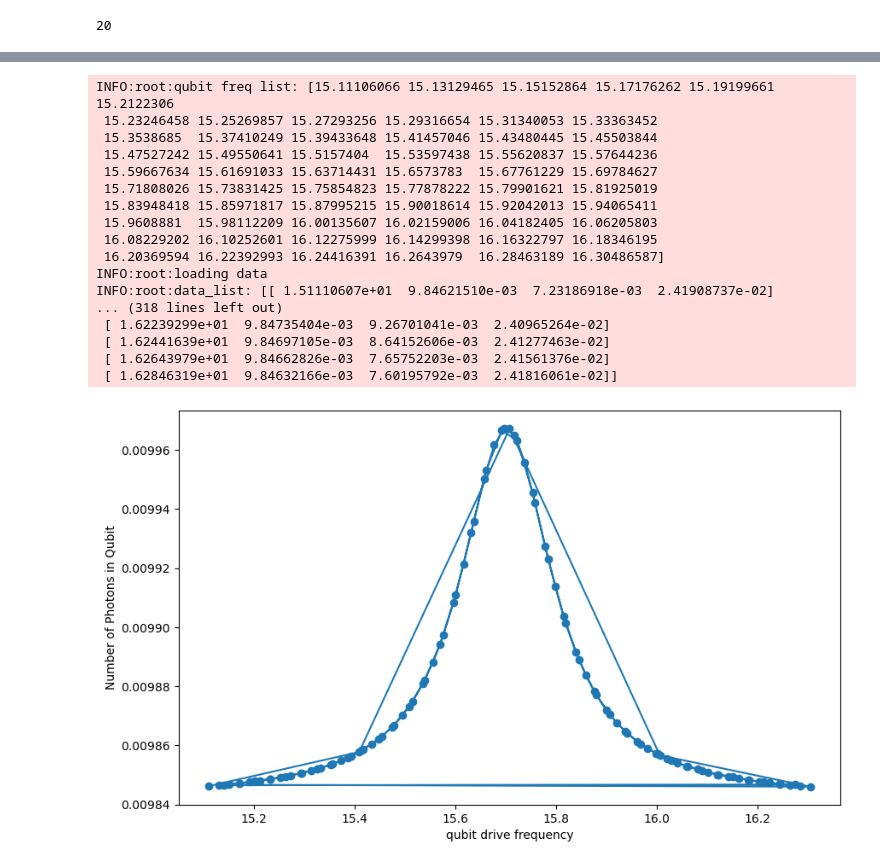
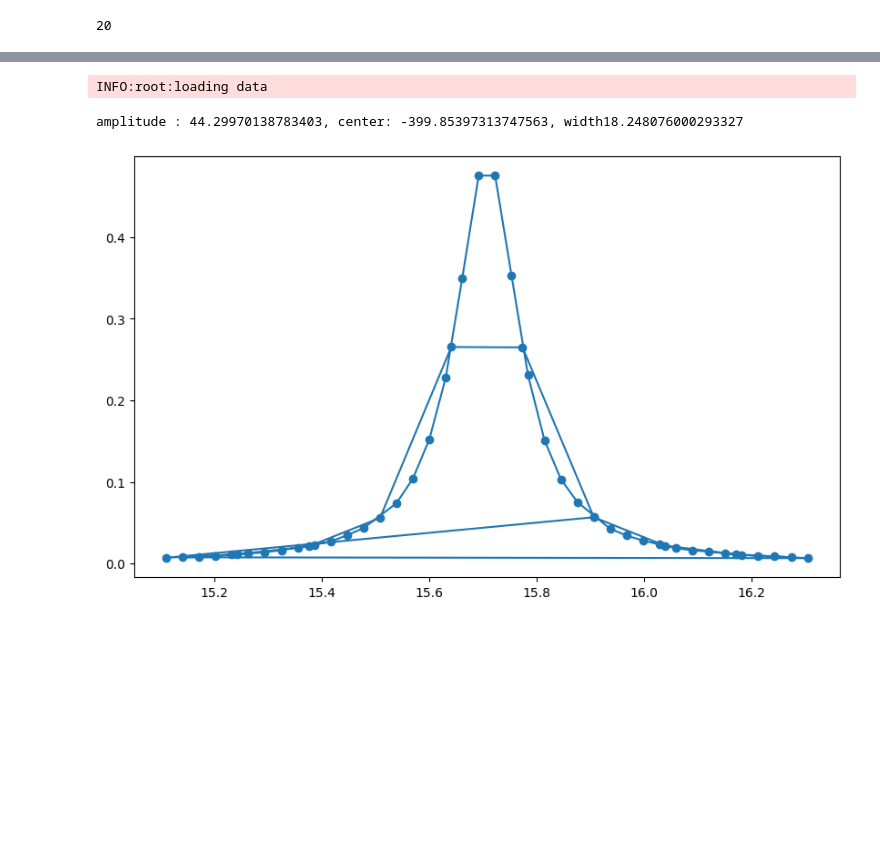
Before and after one commit to PITT-HATLAB/qubitSpec_unitTesting, a Jupyter notebook: main.ipynb, the cells around one changed output, grey strips where cells are left out. Cells and saved outputs as stored; diff of their text form; code cells hidden in the pictures; blank space fills up the shorter version.

Commit message:
fixed converge issue and ran data

```diff
--- a/main.ipynb
+++ b/main.ipynb
@@ -425,14 +389,16 @@ class QubitSpectroscopy():
     def __init__(self):
         self.model = Model()
         self.H = Hamiltonian(self.model)
-        self.num_points = 60
+        self.num_points = 40
         self.sweep_scale = .038
         self.qubit_drive_freq_list = None
         self.e_op_results = None
         self.e_op_choice = 1 # 1 is q_n, 2 is phase
+        self.qubit_amplitude = 0.1 # FIXME
+        self.cavity_amplitude =  0.01 # FIXME
 
     def __str__(self) -> str:
-        return "qubit_spectroscopy"
+        return f"qubit_spectroscopy_{self.qubit_amplitude}_{self.cavity_amplitude}"
 
     def _run(self, qubit_drive_freq_list=None, qubit_amplitude=None, cavity_amplitude=None):
         """Runs experiment and returns results
@@ -447,8 +413,8 @@ class QubitSpectroscopy():
         qubit_drive_freq_list = qubit_drive_freq_list if qubit_drive_freq_list \
             else np.linspace((1.0-self.sweep_scale) * self.model.qubitFreq, (1.0 + self.sweep_scale) * self.model.qubitFreq, self.num_points)
         logging.info(f'qubit freq list: {qubit_drive_freq_list}')
-        qubit_amplitude = qubit_amplitude if qubit_amplitude else 0.1 # FIXME
-        cavity_amplitude = cavity_amplitude if cavity_amplitude else 0.01 # FIXME
+        self.qubit_amplitude = qubit_amplitude if qubit_amplitude else self.qubit_amplitude # FIXME
+        self.cavity_amplitude = cavity_amplitude if cavity_amplitude else self.qubit_amplitude # FIXME
 
         data_list = self._loadData()
         e_op_results = np.zeros((len(qubit_drive_freq_list), 3)) #list of c_n, q_n, and phase response
@@ -474,7 +440,7 @@ class QubitSpectroscopy():
                 continue
 
             logging.info("data not found prev, running mesolve")
-            mesolve_result = self.H.wrap_mesolve(qubit_drive_freq=qubit_drive_freq, qubit_amplitude=qubit_amplitude, cavity_amplitude=cavity_amplitude)
+            mesolve_result = self.H.wrap_mesolve(qubit_drive_freq=qubit_drive_freq, qubit_amplitude=self.qubit_amplitude, cavity_amplitude=self.cavity_amplitude)
 
             # TODO measure through readout signal rather than via expectation values !!!
             # e_op_results[i, 0] = mesolve_result.expect[0][-1] # cavity photon number
@@ -487,6 +453,7 @@ class QubitSpectroscopy():
             data_list = np.append(data_list, newData, 0)
             logging.info(f'after append, datalist: {data_list}')
             self._saveData(data_list) #save data after every iter
+        logging.info(f'final save: {data_list}')
         self._saveData(data_list)
         return qubit_drive_freq_list, e_op_results
 
@@ -500,8 +467,8 @@ class QubitSpectroscopy():
         with h5py.File('data.hdf5', 'r+') as f:
             group = f.require_group(str(self))
             #data_list_get = group.get(str(self.model))
-            data_list = group.require_dataset(str(self.model), shape=(101,4), dtype = 'float32')
-            logging.info(f'data_list: {data_list[:]}')
+            data_list = group.require_dataset(str(self.model), shape=(43,4), dtype = 'float32')
+            #logging.info(f'data_list: {data_list[:]}')
             return data_list[()]
 
     def _saveData(self, data_list):
@@ -549,33 +516,28 @@ class QubitSpectroscopy():
         """callable function for curve fitting function"""
         return amplitude*width**2/((x-center)**2+width**2)
 
-    def fit_lorentzian(self):
-        """fit data from mesolve to lorentzian"""
+    def fit_lorentzian(self, data_choice = 2):
+        """fits data from mesolve to lorentzian
+        data_choice is what data should be displayed
+        1: c_n
+        2: q_n
+        3:  phase response (default)"""
         #note: pcov_lorentz used if want to find error
-        popt_lorentz, pcov_lorentz = scipy.optimize.curve_fit(self._lorentzian, self.qubit_drive_freq_list, self.e_op_results[:, 0])
-        print(f'amplitude : {popt_lorentz[0]}, center: {popt_lorentz[1]}, width{popt_lorentz[2]}')
+        data_list = self._loadData()
+        if data_list is not None:
+            fig, axes = plt.subplots(1, 1, figsize=(10, 6))
+            axes.plot(data_list[:,0], data_list[:, data_choice], marker='o')
+            popt_lorentz, pcov_lorentz = scipy.optimize.curve_fit(self._lorentzian, data_list[:,0], data_list[:, data_choice])
+            print(f'amplitude : {popt_lorentz[0]}, center: {popt_lorentz[1]}, width{popt_lorentz[2]}')
 # %%
 plt.close('all')
 # %%
 qs = QubitSpectroscopy()
-qs.run()
-qs.plot(1)
+#qs.run()
+#qs.plot(1)
+
+qs.fit_lorentzian(2)
 # %% [output]
-INFO:root:qubit freq list: [15.11106066 15.13129465 15.15152864 15.17176262 15.19199661 15.2122306
- 15.23246458 15.25269857 15.27293256 15.29316654 15.31340053 15.33363452
- 15.3538685  15.37410249 15.39433648 15.41457046 15.43480445 15.45503844
- 15.47527242 15.49550641 15.5157404  15.53597438 15.55620837 15.57644236
- 15.59667634 15.61691033 15.63714431 15.6573783  15.67761229 15.69784627
- 15.71808026 15.73831425 15.75854823 15.77878222 15.79901621 15.81925019
- 15.83948418 15.85971817 15.87995215 15.90018614 15.92042013 15.94065411
- 15.9608881  15.98112209 16.00135607 16.02159006 16.04182405 16.06205803
- 16.08229202 16.10252601 16.12275999 16.14299398 16.16322797 16.18346195
- 16.20369594 16.22392993 16.24416391 16.2643979  16.28463189 16.30486587]
 INFO:root:loading data
-INFO:root:data_list: [[ 1.51110607e+01  9.84621510e-03  7.23186918e-03  2.41908737e-02]
-... (318 lines left out)
- [ 1.62239299e+01  9.84735404e-03  9.26701041e-03  2.40965264e-02]
- [ 1.62441639e+01  9.84697105e-03  8.64152606e-03  2.41277463e-02]
- [ 1.62643979e+01  9.84662826e-03  7.65752203e-03  2.41561376e-02]
- [ 1.62846319e+01  9.84632166e-03  7.60195792e-03  2.41816061e-02]]
+amplitude : 44.29970138783403, center: -399.85397313747563, width18.248076000293327
-[figure, old version]
+[figure, new version]
```
Also changed, not shown: parts of 9 cells of this notebook, 1 other file.
